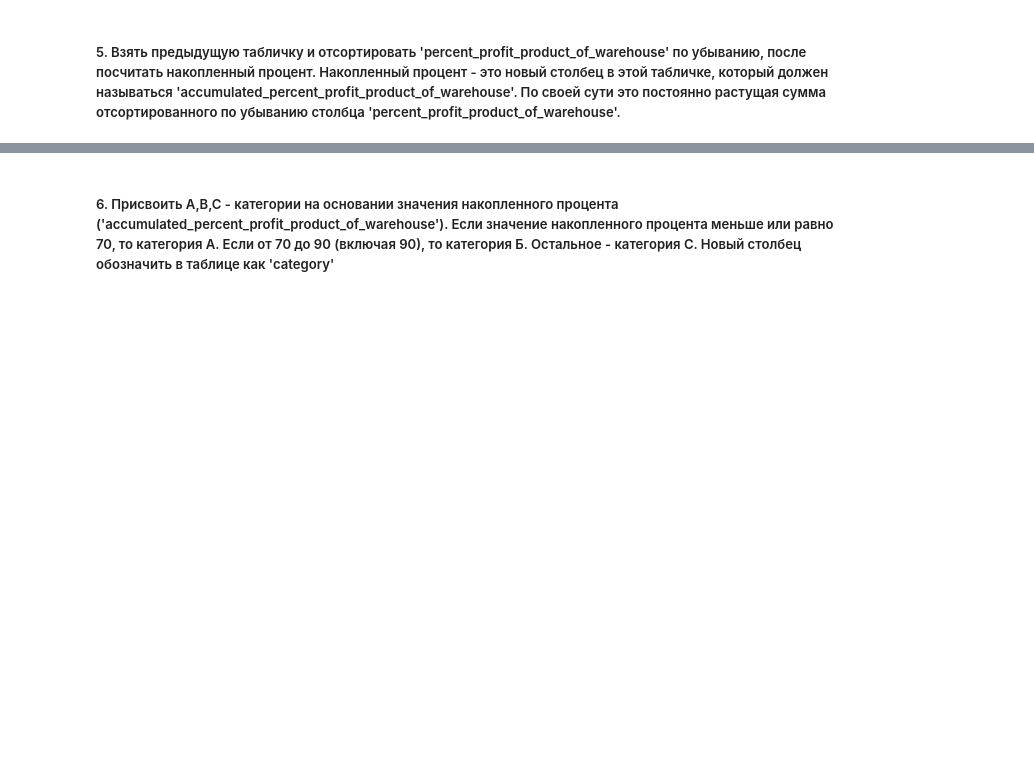
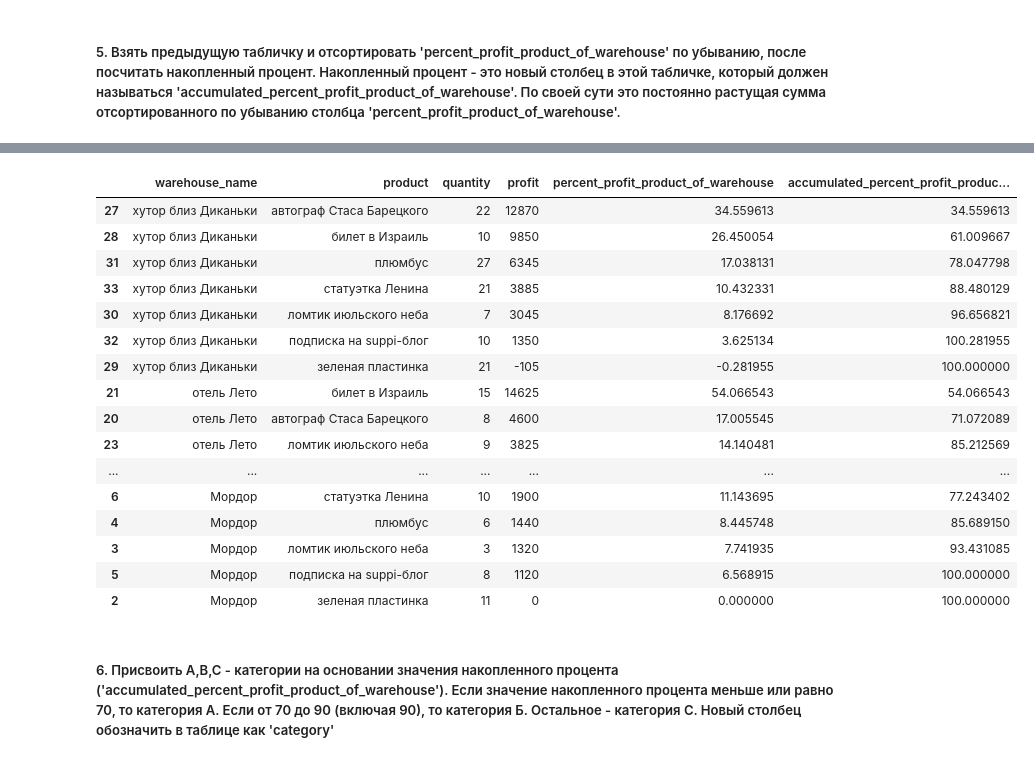
Before and after one commit to Mikholen/Job_interview, a Jupyter notebook: trial_task_kharkevich.ipynb, the cells around one changed output, grey strips where cells are left out. Saved outputs shown, nothing was run; the diff lists cells and outputs as text; code cells hidden in the pictures; blank space fills up the shorter version.

```diff
--- a/Собес.ipynb
+++ b/trial_task_kharkevich.ipynb
@@ -248,2 +226,23 @@ percent_profit.head(5)
+# %%
+percent_profit = percent_profit.sort_values(['warehouse_name', 'percent_profit_product_of_warehouse'], ascending=False)
+percent_profit
+# %% [output]
+|  | warehouse_name | product | quantity | profit | percent_profit_product_of_warehouse | accumulated_percent_profit_produc... |
+| 27 | хутор близ Диканьки | автограф Стаса Барецкого | 22 | 12870 | 34.559613 | 34.559613 |
+| 28 | хутор близ Диканьки | билет в Израиль | 10 | 9850 | 26.450054 | 61.009667 |
+| 31 | хутор близ Диканьки | плюмбус | 27 | 6345 | 17.038131 | 78.047798 |
+| 33 | хутор близ Диканьки | статуэтка Ленина | 21 | 3885 | 10.432331 | 88.480129 |
+| 30 | хутор близ Диканьки | ломтик июльского неба | 7 | 3045 | 8.176692 | 96.656821 |
+| 32 | хутор близ Диканьки | подписка на suppi-блог | 10 | 1350 | 3.625134 | 100.281955 |
+| 29 | хутор близ Диканьки | зеленая пластинка | 21 | -105 | -0.281955 | 100.000000 |
+| 21 | отель Лето | билет в Израиль | 15 | 14625 | 54.066543 | 54.066543 |
+| 20 | отель Лето | автограф Стаса Барецкого | 8 | 4600 | 17.005545 | 71.072089 |
+| 23 | отель Лето | ломтик июльского неба | 9 | 3825 | 14.140481 | 85.212569 |
+| ... | ... | ... | ... | ... | ... | ... |
+| 6 | Мордор | статуэтка Ленина | 10 | 1900 | 11.143695 | 77.243402 |
+| 4 | Мордор | плюмбус | 6 | 1440 | 8.445748 | 85.689150 |
+| 3 | Мордор | ломтик июльского неба | 3 | 1320 | 7.741935 | 93.431085 |
+| 5 | Мордор | подписка на suppi-блог | 8 | 1120 | 6.568915 | 100.000000 |
+| 2 | Мордор | зеленая пластинка | 11 | 0 | 0.000000 | 100.000000 |
 # %% [markdown]
 ##### 6. Присвоить A,B,C - категории на основании значения накопленного процента ('accumulated_percent_profit_product_of_warehouse'). Если значение накопленного процента меньше или равно 70, то категория A. Если от 70 до 90 (включая 90), то категория Б. Остальное - категория C. Новый столбец обозначить в таблице как 'category'
```
Also changed, not shown: parts of 8 cells of this notebook.
